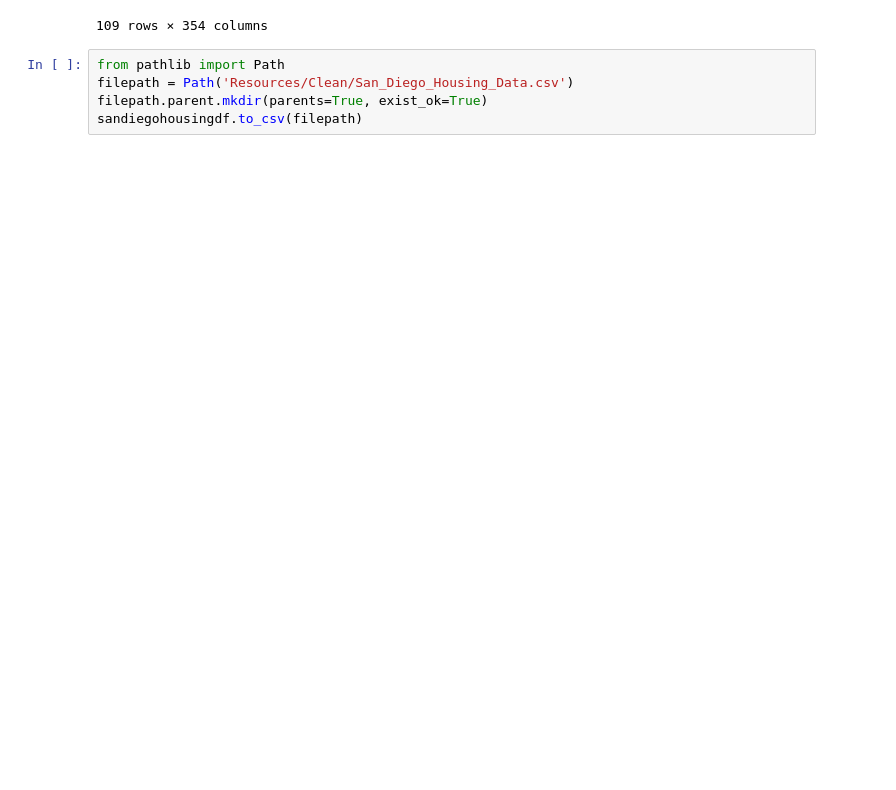
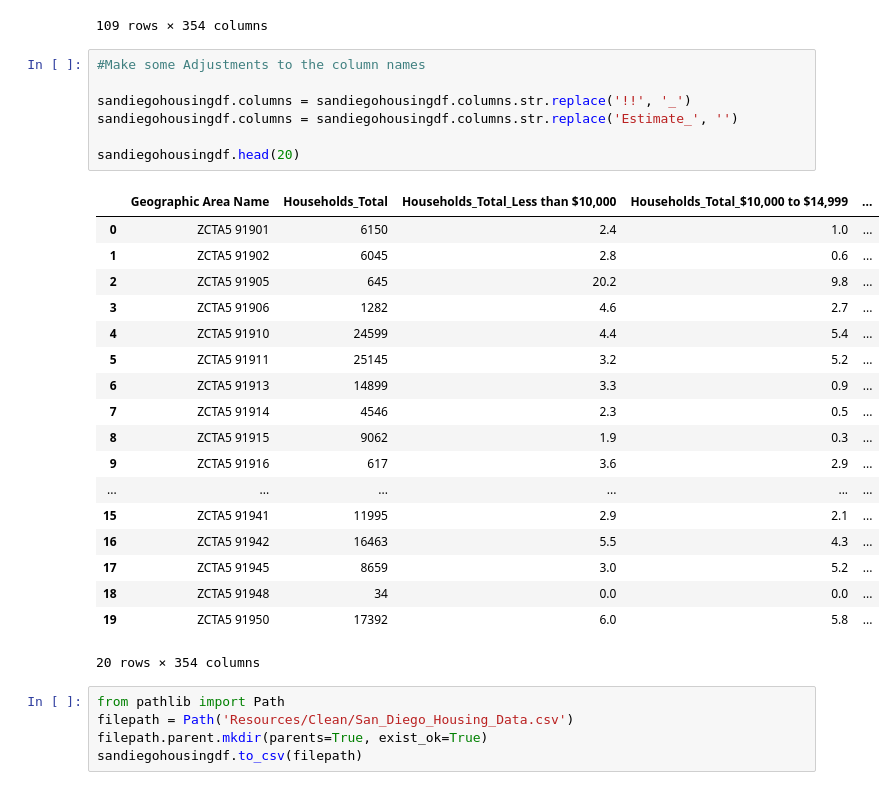
Before and after one commit to tsmtruong/final-project, a Jupyter notebook: Clean_Census_Data.ipynb, the cells around one changed output. Drawn from its saved outputs; the diff is of its cells as text; blank space fills up the shorter version.

```diff
--- a/Clean_Census_Data.ipynb
+++ b/Clean_Census_Data.ipynb
@@ -93,6 +93,32 @@ sandiegohousingdf
 | 107 | ZCTA5 92672 | 14480 | 4.5 | 3.9 | ... |
 | 108 | San Diego County, California | 1130703 | 4.1 | 3.2 | ... |
 109 rows × 354 columns
+# %%
+#Make some Adjustments to the column names
+
+sandiegohousingdf.columns = sandiegohousingdf.columns.str.replace('!!', '_')
+sandiegohousingdf.columns = sandiegohousingdf.columns.str.replace('Estimate_', '')
+
+sandiegohousingdf.head(20)
+# %% [output]
+|  | Geographic Area Name | Households_Total | Households_Total_Less than $10,000 | Households_Total_$10,000 to $14,999 | ... |
+| 0 | ZCTA5 91901 | 6150 | 2.4 | 1.0 | ... |
+| 1 | ZCTA5 91902 | 6045 | 2.8 | 0.6 | ... |
+| 2 | ZCTA5 91905 | 645 | 20.2 | 9.8 | ... |
+| 3 | ZCTA5 91906 | 1282 | 4.6 | 2.7 | ... |
+| 4 | ZCTA5 91910 | 24599 | 4.4 | 5.4 | ... |
+| 5 | ZCTA5 91911 | 25145 | 3.2 | 5.2 | ... |
+| 6 | ZCTA5 91913 | 14899 | 3.3 | 0.9 | ... |
+| 7 | ZCTA5 91914 | 4546 | 2.3 | 0.5 | ... |
+| 8 | ZCTA5 91915 | 9062 | 1.9 | 0.3 | ... |
+| 9 | ZCTA5 91916 | 617 | 3.6 | 2.9 | ... |
+| ... | ... | ... | ... | ... | ... |
+| 15 | ZCTA5 91941 | 11995 | 2.9 | 2.1 | ... |
+| 16 | ZCTA5 91942 | 16463 | 5.5 | 4.3 | ... |
+| 17 | ZCTA5 91945 | 8659 | 3.0 | 5.2 | ... |
+| 18 | ZCTA5 91948 | 34 | 0.0 | 0.0 | ... |
+| 19 | ZCTA5 91950 | 17392 | 6.0 | 5.8 | ... |
+20 rows × 354 columns
 # %%
 from pathlib import Path
 filepath = Path('Resources/Clean/San_Diego_Housing_Data.csv')
```
Also changed, not shown: 4 other files.
